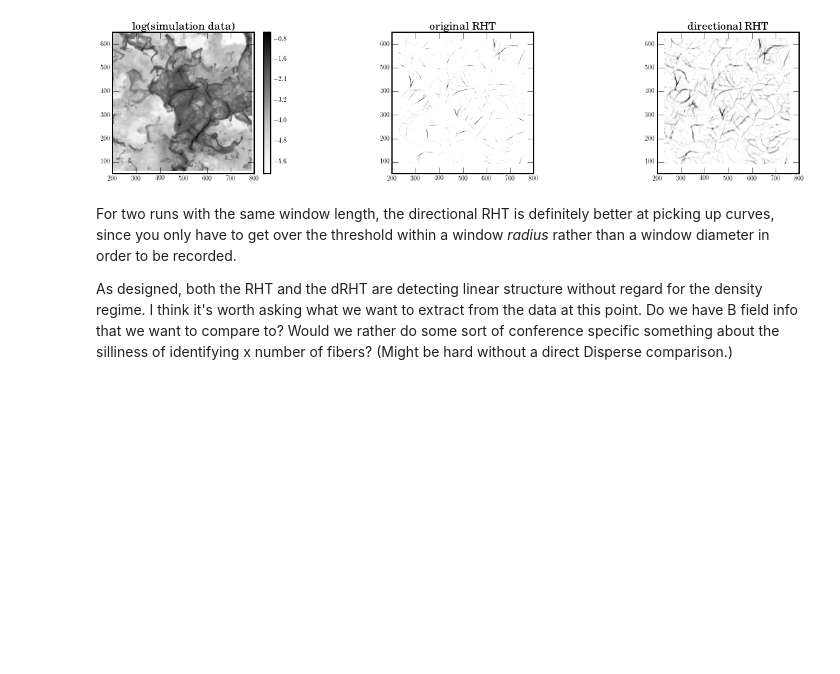
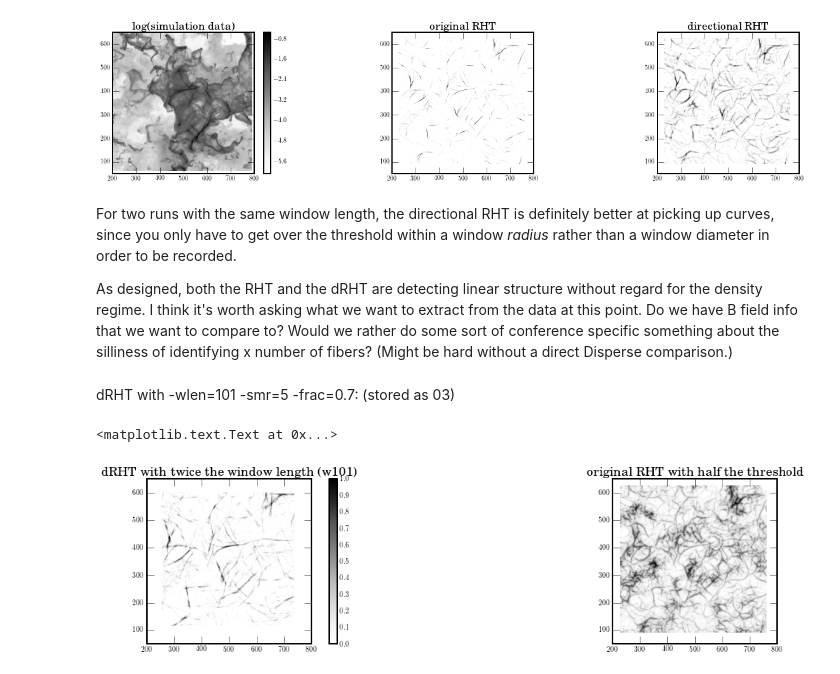
Before and after one commit to seclark/scratch, a Jupyter notebook: RHT vs dRHT.ipynb, the cells around one changed output. Saved outputs shown, nothing was run; the diff lists cells and outputs as text; code cells hidden in the pictures; blank space fills up the shorter version.

```diff
--- a/RHT vs dRHT.ipynb
+++ b/RHT vs dRHT.ipynb
@@ -42,3 +44,25 @@ ax3.set_title("directional RHT")
 For two runs with the same window length, the directional RHT is definitely better at picking up curves, since you only have to get over the threshold within a window *radius* rather than a window diameter in order to be recorded.
 
 As designed, both the RHT and the dRHT are detecting linear structure without regard for the density regime. I think it's worth asking what we want to extract from the data at this point. Do we have B field info that we want to compare to? Would we rather do some sort of conference specific something about the silliness of identifying x number of fibers? (Might be hard without a direct Disperse comparison.)
+# %% [markdown]
+dRHT with -wlen=101 -smr=5 -frac=0.7: (stored as 03)
+# %%
+data3 = fits.getdata("new_fits_xyt03.fits")
+data6 = fits.getdata("new_fits_xyt06.fits")
+# %%
+fig = plt.figure(figsize=(18, 4))
+ax1 = fig.add_subplot(121)
+cbar = ax1.imshow(data3, cmap="Greys")
+fig.colorbar(cbar)
+ax1.set_xlim(200,800)
+ax1.set_ylim(50, 650)
+ax1.set_title("dRHT with twice the window length (w101)")
+
+ax2 = fig.add_subplot(122)
+ax2.imshow(data6, cmap="Greys")
+ax2.set_xlim(200,800)
+ax2.set_ylim(50, 650)
+ax2.set_title("original RHT with half the threshold")
+# %% [output]
+<matplotlib.text.Text at 0x...>
+[figure, added]
```
Also changed, not shown: parts of 1 cell of this notebook.
